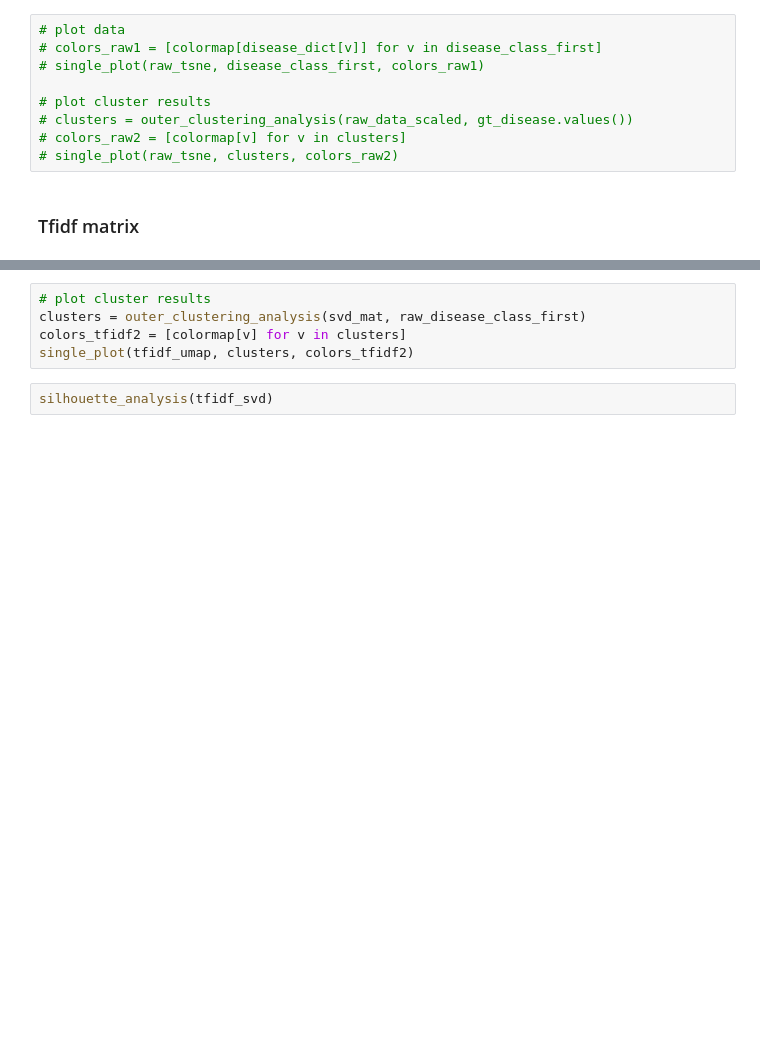
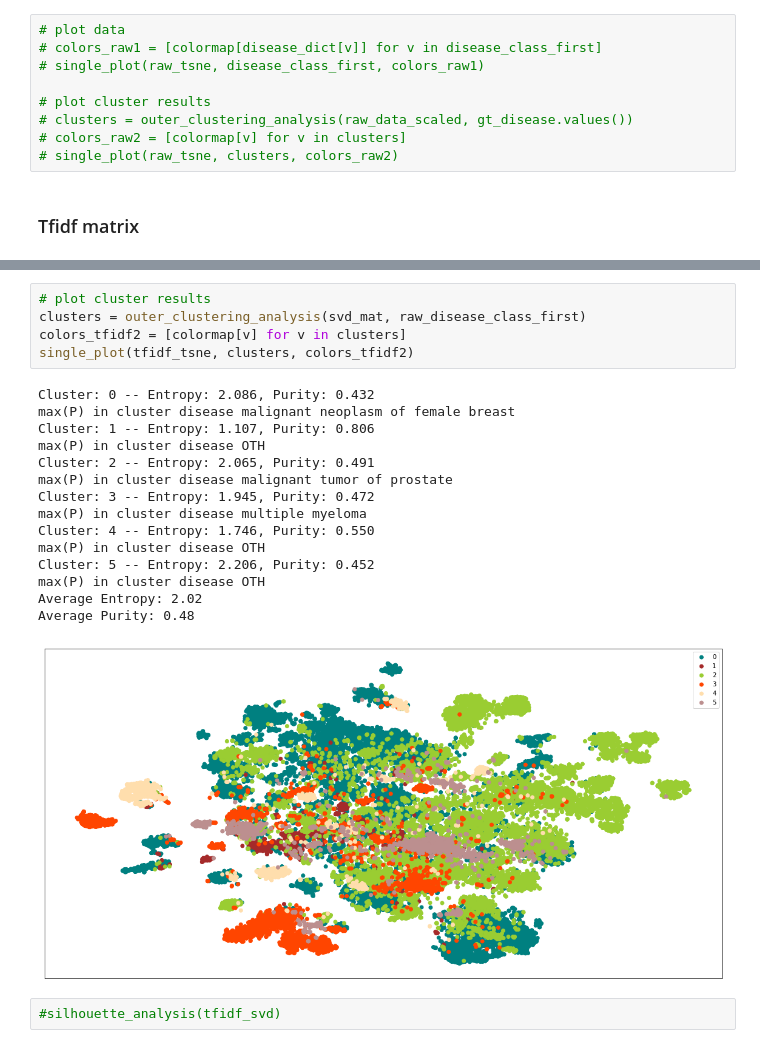
Before and after one commit to landiisotta/stratification_ILRM, a Jupyter notebook: src_v2/clustering_viz_long.ipynb, the cells around one changed output, grey strips where cells are left out. Cells and saved outputs as stored; diff of their text form; blank space fills up the shorter version.

```diff
--- a/src_v2/clustering_viz_long.ipynb
+++ b/src_v2/clustering_viz_long.ipynb
@@ -472,8 +516,24 @@ single_plot(tfidf_umap, raw_disease_class_first, colors_tfidf1)
 # %%
 # plot cluster results
 clusters = outer_clustering_analysis(svd_mat, raw_disease_class_first)
 colors_tfidf2 = [colormap[v] for v in clusters]
-single_plot(tfidf_umap, clusters, colors_tfidf2)
+single_plot(tfidf_tsne, clusters, colors_tfidf2)
+# %% [output]
+Cluster: 0 -- Entropy: 2.086, Purity: 0.432
+max(P) in cluster disease malignant neoplasm of female breast
+Cluster: 1 -- Entropy: 1.107, Purity: 0.806
+max(P) in cluster disease OTH
+Cluster: 2 -- Entropy: 2.065, Purity: 0.491
+max(P) in cluster disease malignant tumor of prostate
+Cluster: 3 -- Entropy: 1.945, Purity: 0.472
+max(P) in cluster disease multiple myeloma
+Cluster: 4 -- Entropy: 1.746, Purity: 0.550
+max(P) in cluster disease OTH
+Cluster: 5 -- Entropy: 2.206, Purity: 0.452
+max(P) in cluster disease OTH
+Average Entropy: 2.02
+Average Purity: 0.48
+[figure, added]
-# %%
-silhouette_analysis(tfidf_svd)
+# %%
+#silhouette_analysis(tfidf_svd)
 # %%
```
Also changed, not shown: parts of 11 cells of this notebook, 13 other files.
